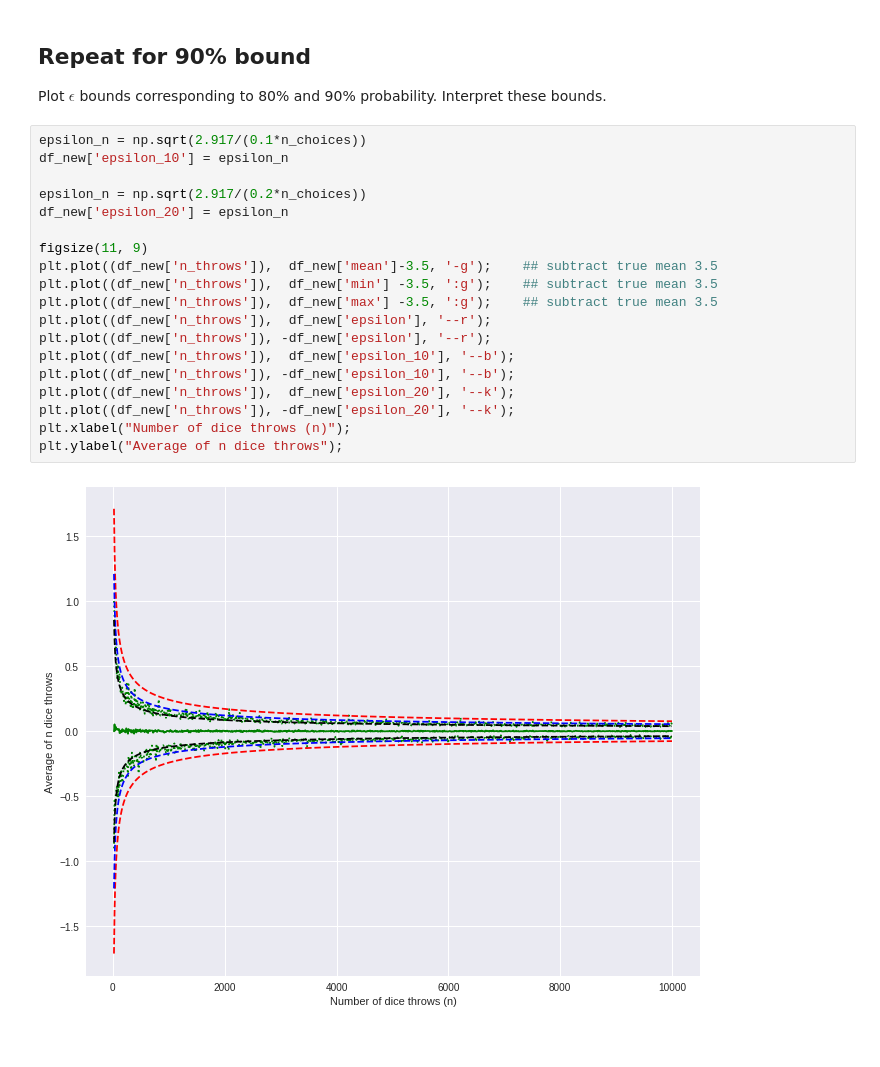
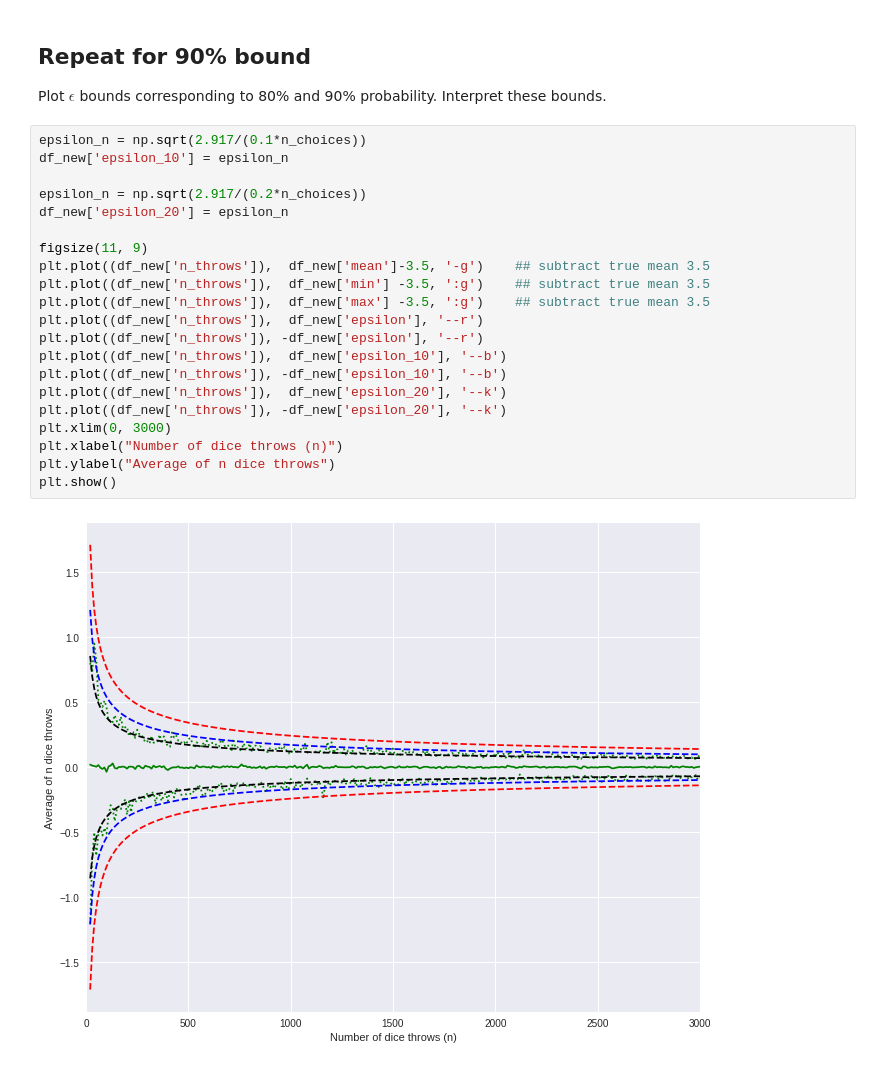
Before and after one commit to zt8zf/Spring-2018, a Jupyter notebook: 02-Data-and-Uncertainty.ipynb, the cells around one changed output. Saved outputs shown, nothing was run; the diff lists cells and outputs as text.

```diff
--- a/02-Data-and-Uncertainty.ipynb
+++ b/02-Data-and-Uncertainty.ipynb
@@ -320,21 +319,23 @@ Plot $\epsilon$ bounds corresponding to 80% and 90% probability. Interpret these
 # %%
 epsilon_n = np.sqrt(2.917/(0.1*n_choices))
 df_new['epsilon_10'] = epsilon_n
 
 epsilon_n = np.sqrt(2.917/(0.2*n_choices))
 df_new['epsilon_20'] = epsilon_n
 
 figsize(11, 9)
-plt.plot((df_new['n_throws']),  df_new['mean']-3.5, '-g');    ## subtract true mean 3.5
-plt.plot((df_new['n_throws']),  df_new['min'] -3.5, ':g');    ## subtract true mean 3.5
-plt.plot((df_new['n_throws']),  df_new['max'] -3.5, ':g');    ## subtract true mean 3.5
-plt.plot((df_new['n_throws']),  df_new['epsilon'], '--r');
-plt.plot((df_new['n_throws']), -df_new['epsilon'], '--r');
-plt.plot((df_new['n_throws']),  df_new['epsilon_10'], '--b');
-plt.plot((df_new['n_throws']), -df_new['epsilon_10'], '--b');
-plt.plot((df_new['n_throws']),  df_new['epsilon_20'], '--k');
-plt.plot((df_new['n_throws']), -df_new['epsilon_20'], '--k');
-plt.xlabel("Number of dice throws (n)");
-plt.ylabel("Average of n dice throws");
+plt.plot((df_new['n_throws']),  df_new['mean']-3.5, '-g')    ## subtract true mean 3.5
+plt.plot((df_new['n_throws']),  df_new['min'] -3.5, ':g')    ## subtract true mean 3.5
+plt.plot((df_new['n_throws']),  df_new['max'] -3.5, ':g')    ## subtract true mean 3.5
+plt.plot((df_new['n_throws']),  df_new['epsilon'], '--r')
+plt.plot((df_new['n_throws']), -df_new['epsilon'], '--r')
+plt.plot((df_new['n_throws']),  df_new['epsilon_10'], '--b')
+plt.plot((df_new['n_throws']), -df_new['epsilon_10'], '--b')
+plt.plot((df_new['n_throws']),  df_new['epsilon_20'], '--k')
+plt.plot((df_new['n_throws']), -df_new['epsilon_20'], '--k')
+plt.xlim(0, 3000)
+plt.xlabel("Number of dice throws (n)")
+plt.ylabel("Average of n dice throws")
+plt.show()
 # %% [output]
-[figure, old version]
+[figure, new version]
```
Also changed, not shown: parts of 26 cells of this notebook.
